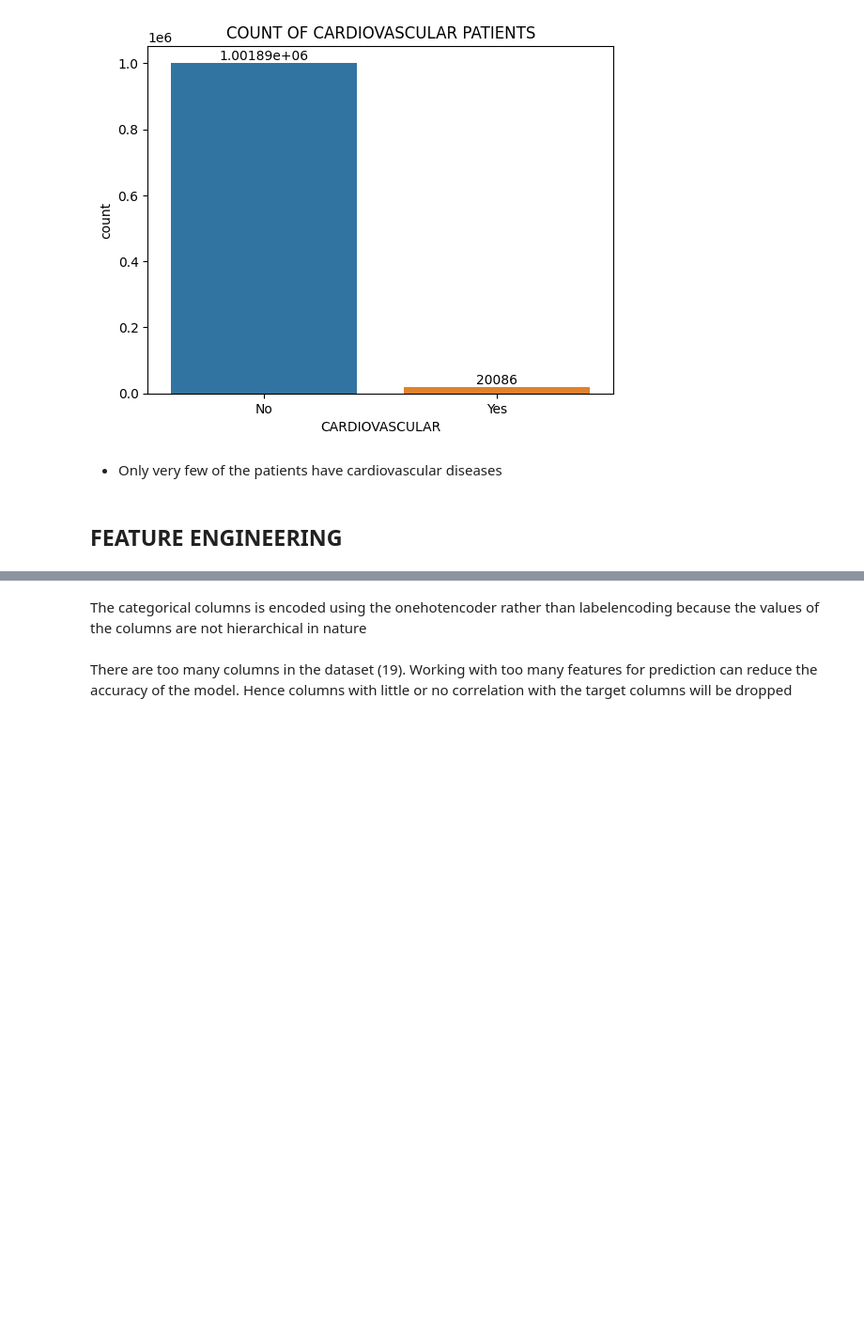
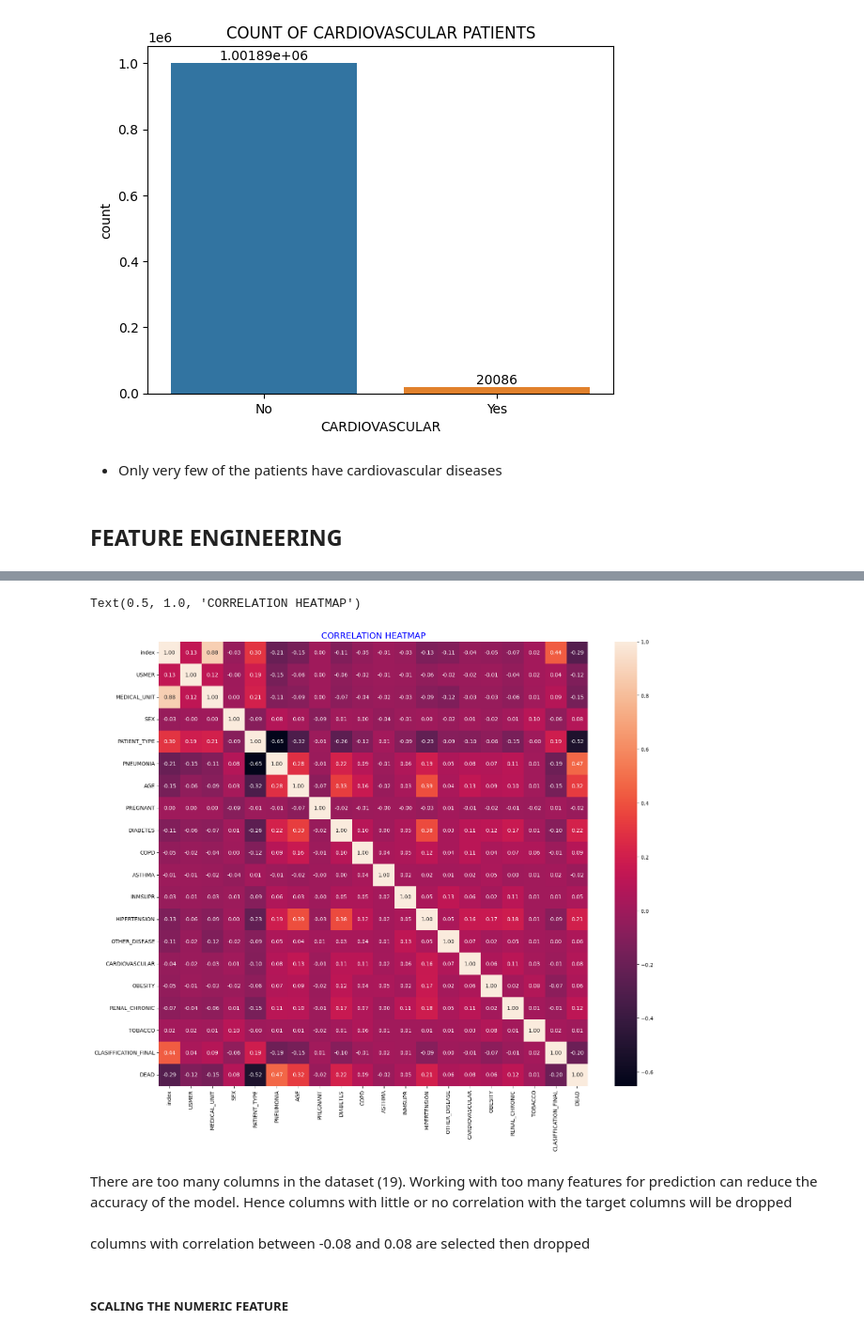
Before and after one commit to ChibuikeOnuba/Covid19-ML-prediction, a Jupyter notebook: covid ml model.ipynb, the cells around one changed output, grey strips where cells are left out. Shown at 94% size. Cells and saved outputs as stored; diff of their text form; code cells hidden in the pictures; blank space fills up the shorter version.

```diff
--- a/covid ml model.ipynb
+++ b/covid ml model.ipynb
@@ -261,3 +275,0 @@ Then we drop the 'DATE_DIED' column
-# %%
-covid['DEAD'] = ['No' if each == '9999-99-99' else 'Yes' for each in covid['DATE_DIED']]
-covid.drop(columns='DATE_DIED', axis=1, inplace=True)
@@ -352,8 +354,8 @@ Text(0.5, 1.0, 'COUNT OF CARDIOVASCULAR PATIENTS')
 cat_cols = ['SEX', 'PATIENT_TYPE', 'PNEUMONIA',
        'PREGNANT', 'DIABETES', 'COPD', 'ASTHMA', 'INMSUPR', 'HIPERTENSION',
        'OTHER_DISEASE', 'CARDIOVASCULAR', 'OBESITY', 'RENAL_CHRONIC',
-       'TOBACCO']
+       'TOBACCO', 'DEAD']
-# %% [markdown]
-The categorical columns is encoded using the onehotencoder rather than labelencoding because the values of the columns are not hierarchical in nature
 # %%
-from sklearn.preprocessing import OneHotEncoder
+from sklearn.preprocessing import OneHotEncoder, LabelEncoder
+Label_encode = LabelEncoder()
+hotencode = OneHotEncoder()
@@ -364,2 +362,16 @@ def encode(values):
+# %%
+for i in cat_cols:
+    covid[i] = Label_encode.fit_transform(covid[i])
+
+covid = covid.reset_index()
+# %%
+plt.figure(figsize=(18, 15))
+sns.heatmap(covid.corr(), annot=True, fmt='.2f')
+plt.title('CORRELATION HEATMAP', fontsize=16, color='blue')
+# %% [output]
+Text(0.5, 1.0, 'CORRELATION HEATMAP')
+[figure, added]
 # %% [markdown]
 There are too many columns in the dataset (19). Working with too many features for prediction can reduce the accuracy of the model. Hence columns with little or no correlation with the target columns will be dropped
+# %% [markdown]
+columns with correlation between -0.08 and 0.08 are selected then dropped
@@ -365,0 +382,2 @@ There are too many columns in the dataset (19). Working with too many features f
+# %% [markdown]
+##### SCALING THE NUMERIC FEATURE
```
Also changed, not shown: parts of 47 cells of this notebook.
